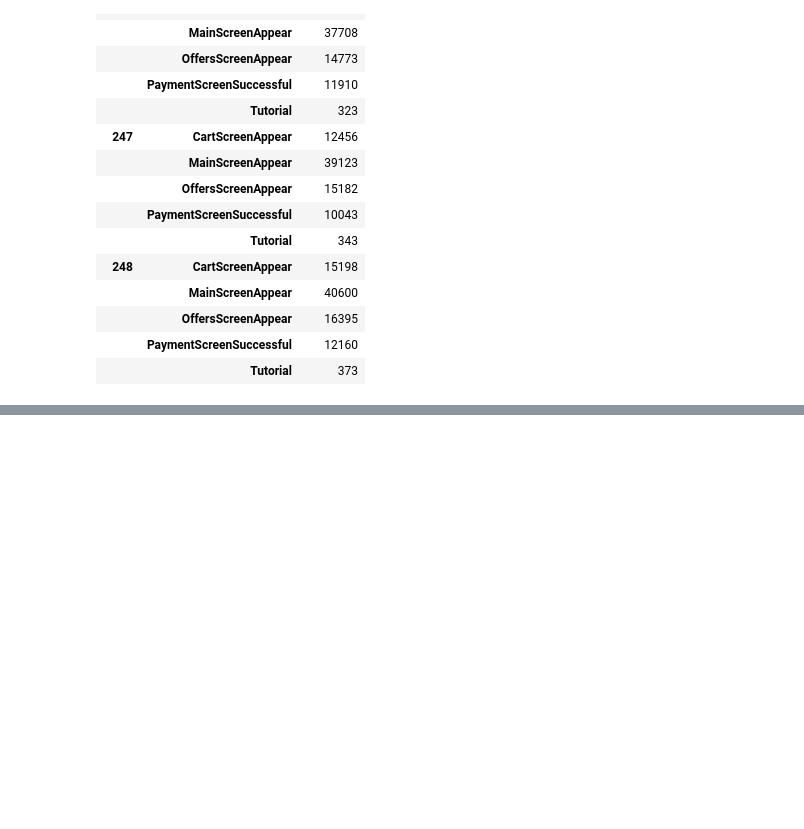
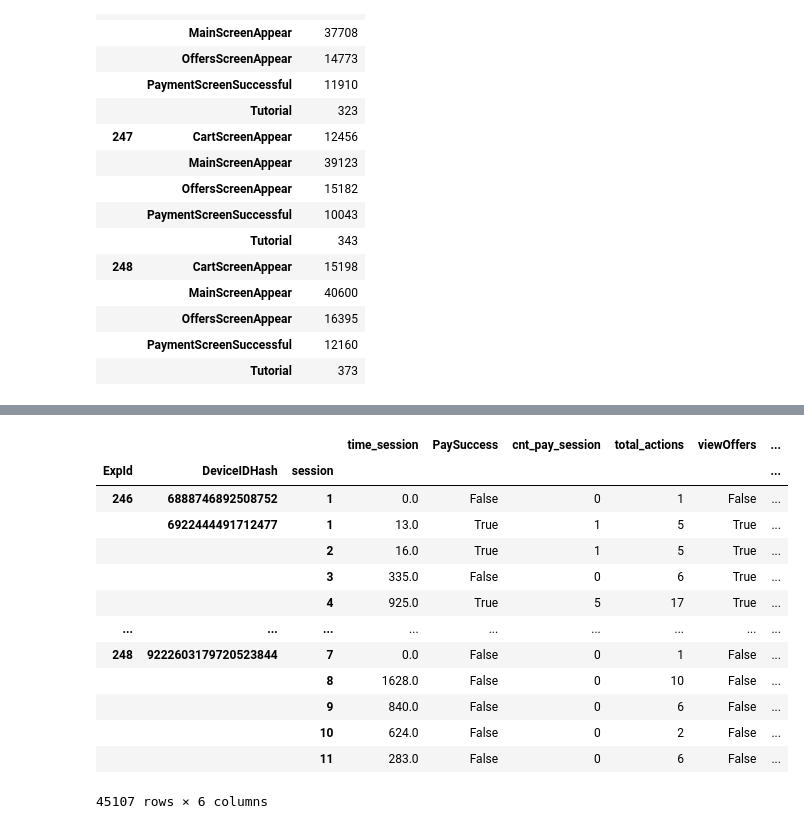
Before and after one commit to antipovdenis/food-app-analytics, a Jupyter notebook: notebooks/02_main.ipynb, the cells around one changed output, grey strips where cells are left out. Cells and saved outputs as stored; diff of their text form; code cells hidden in the pictures; blank space fills up the shorter version.

```diff
--- a/notebooks/02_main.ipynb
+++ b/notebooks/02_main.ipynb
@@ -165,0 +277,27 @@ data.query('DeviceIDHash == 214966247576341063')
+# %%
+data.groupby(['ExpId', 'DeviceIDHash', 'session']).agg(time_session = ('datetime', lambda x: (max(x) - min(x)).total_seconds()),
+                                              PaySuccess = ('EventName', lambda x: 'PaymentScreenSuccessful' in list(x)),
+                                              cnt_pay_session = ('EventName', lambda x: list(x).count('PaymentScreenSuccessful')),
+                                              total_actions = ('EventName', lambda x: len(x)),
+                                              viewOffers = ('EventName', lambda x: 'OffersScreenAppear' in list(x)),
+                                              from_outside = ('EventName', lambda x: 'MainScreenAppear' != x.iloc[0])
+
+)
+
+# посмотреть те сессии, где время = 0 (одна активность за сессию). Если такое действие встречается часто и у активных пользователей,
+# то может означать, что часто вылетает программа при входе
+# %% [output]
+|  |  |  | time_session | PaySuccess | cnt_pay_session | total_actions | viewOffers | ... |
+| ExpId | DeviceIDHash | session |  |  |  |  |  | ... |
+| 246 | 6888746892508752 | 1 | 0.0 | False | 0 | 1 | False | ... |
+|  | 6922444491712477 | 1 | 13.0 | True | 1 | 5 | True | ... |
+|  |  | 2 | 16.0 | True | 1 | 5 | True | ... |
+|  |  | 3 | 335.0 | False | 0 | 6 | True | ... |
+|  |  | 4 | 925.0 | True | 5 | 17 | True | ... |
+| ... | ... | ... | ... | ... | ... | ... | ... | ... |
+| 248 | 9222603179720523844 | 7 | 0.0 | False | 0 | 1 | False | ... |
+|  |  | 8 | 1628.0 | False | 0 | 10 | False | ... |
+|  |  | 9 | 840.0 | False | 0 | 6 | False | ... |
+|  |  | 10 | 624.0 | False | 0 | 2 | False | ... |
+|  |  | 11 | 283.0 | False | 0 | 6 | False | ... |
+45107 rows × 6 columns
```
Also changed, not shown: parts of 13 cells of this notebook, 1 other file.
